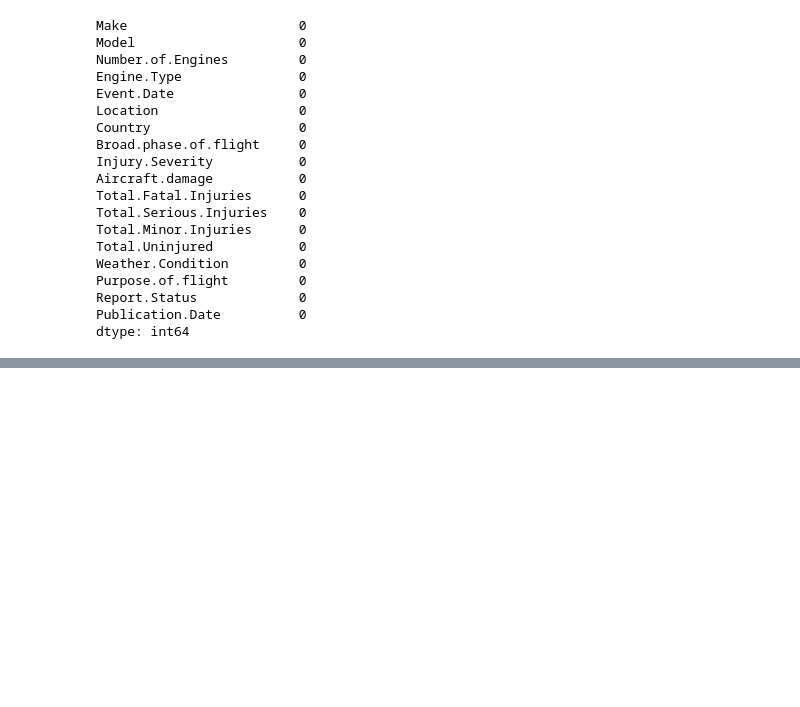
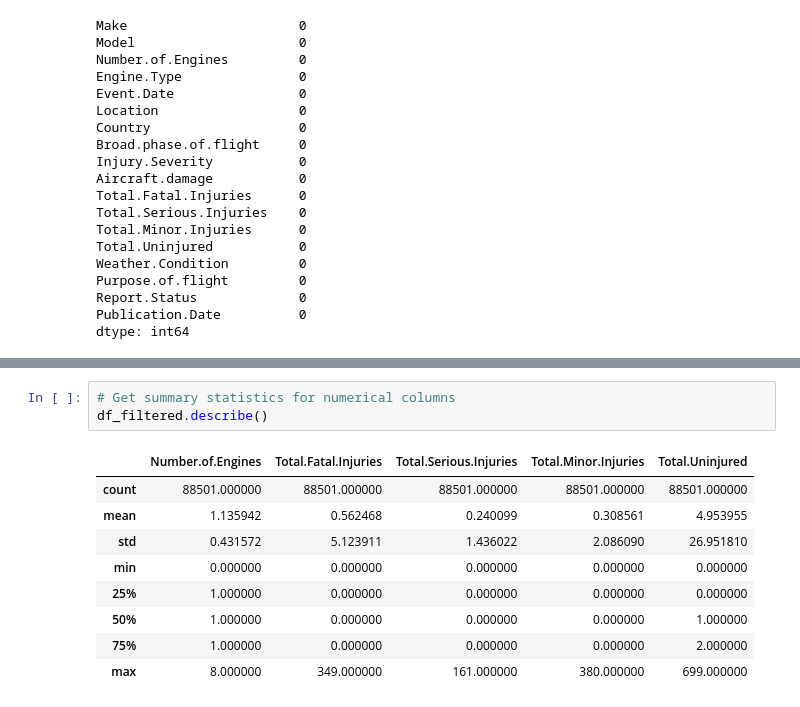
Before and after one commit to Harriet-ngomo/dsc-phase-1-project-v3, a Jupyter notebook: student.ipynb, the cells around one changed output, grey strips where cells are left out. Saved outputs shown, nothing was run; the diff lists cells and outputs as text; blank space fills up the shorter version.

```diff
--- a/student.ipynb
+++ b/student.ipynb
@@ -435,0 +463,13 @@ dtype: int64
+# %%
+# Get summary statistics for numerical columns
+df_filtered.describe()
+# %% [output]
+|  | Number.of.Engines | Total.Fatal.Injuries | Total.Serious.Injuries | Total.Minor.Injuries | Total.Uninjured |
+| count | 88501.000000 | 88501.000000 | 88501.000000 | 88501.000000 | 88501.000000 |
+| mean | 1.135942 | 0.562468 | 0.240099 | 0.308561 | 4.953955 |
+| std | 0.431572 | 5.123911 | 1.436022 | 2.086090 | 26.951810 |
+| min | 0.000000 | 0.000000 | 0.000000 | 0.000000 | 0.000000 |
+| 25% | 1.000000 | 0.000000 | 0.000000 | 0.000000 | 0.000000 |
+| 50% | 1.000000 | 0.000000 | 0.000000 | 0.000000 | 1.000000 |
+| 75% | 1.000000 | 0.000000 | 0.000000 | 0.000000 | 2.000000 |
+| max | 8.000000 | 349.000000 | 161.000000 | 380.000000 | 699.000000 |
```
Also changed, not shown: parts of 11 cells of this notebook.
